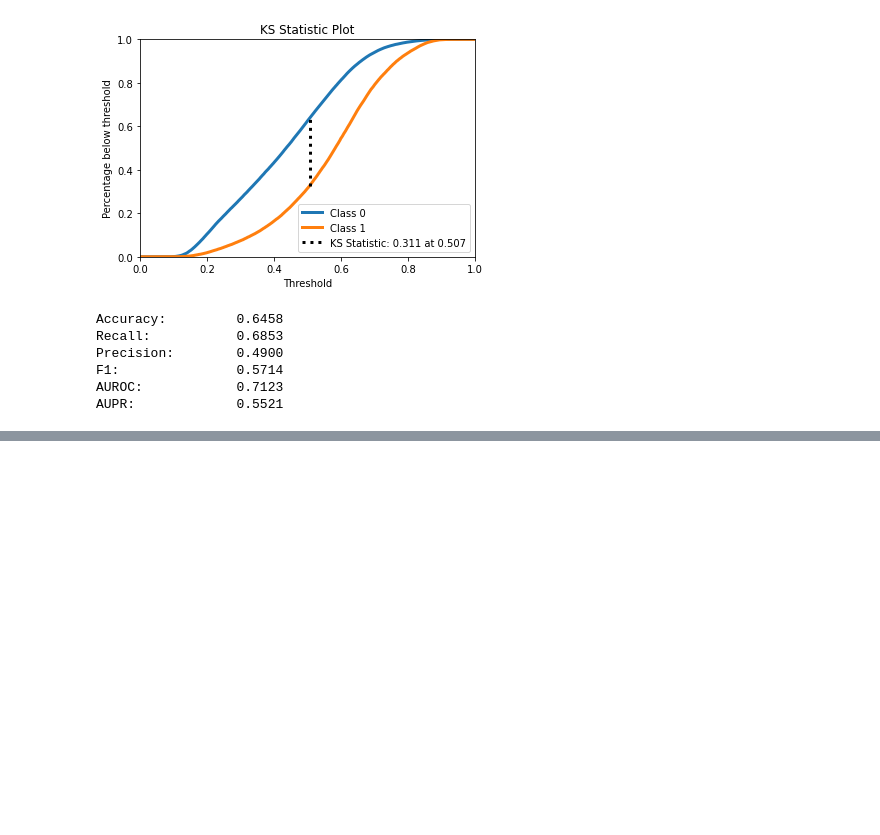
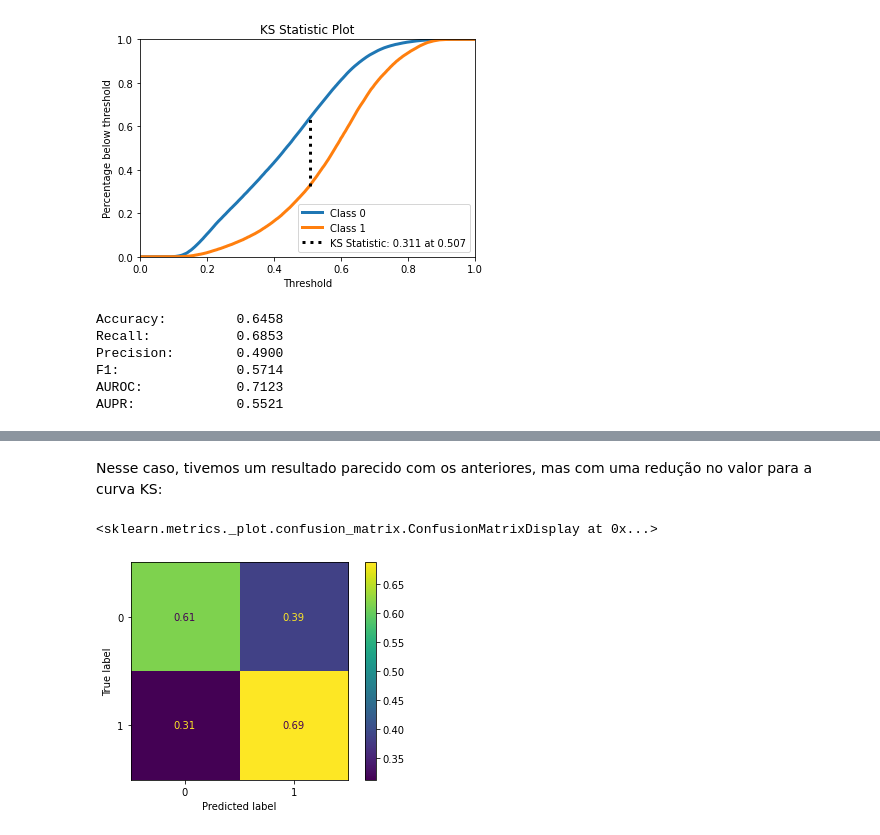
Before and after one commit to rafaelmotaalves/neural-networks, a Jupyter notebook: trn/gradient.ipynb, the cells around one changed output, grey strips where cells are left out. Drawn from its saved outputs; the diff is of its cells as text; code cells hidden in the pictures; blank space fills up the shorter version.

```diff
--- a/trn/gradient.ipynb
+++ b/trn/gradient.ipynb
@@ -199,0 +233,2 @@ AUPR:             0.5521
+# %%
+gr7 = GradientBoostingClassifier(n_estimators=400, subsample=.7, n_iter_no_change=patience, validation_fraction=validation_fraction, max_depth=2)
@@ -199,0 +244,7 @@ AUPR:             0.5521
+# %% [markdown]
+Nesse caso, tivemos um resultado parecido com os anteriores, mas com uma redução no valor para a curva KS:
+# %%
+plot_confusion_matrix(gr7, x_test, y_test, normalize="true")
+# %% [output]
+<sklearn.metrics._plot.confusion_matrix.ConfusionMatrixDisplay at 0x...>
+[figure, added]
```
Also changed, not shown: parts of 11 cells of this notebook.
